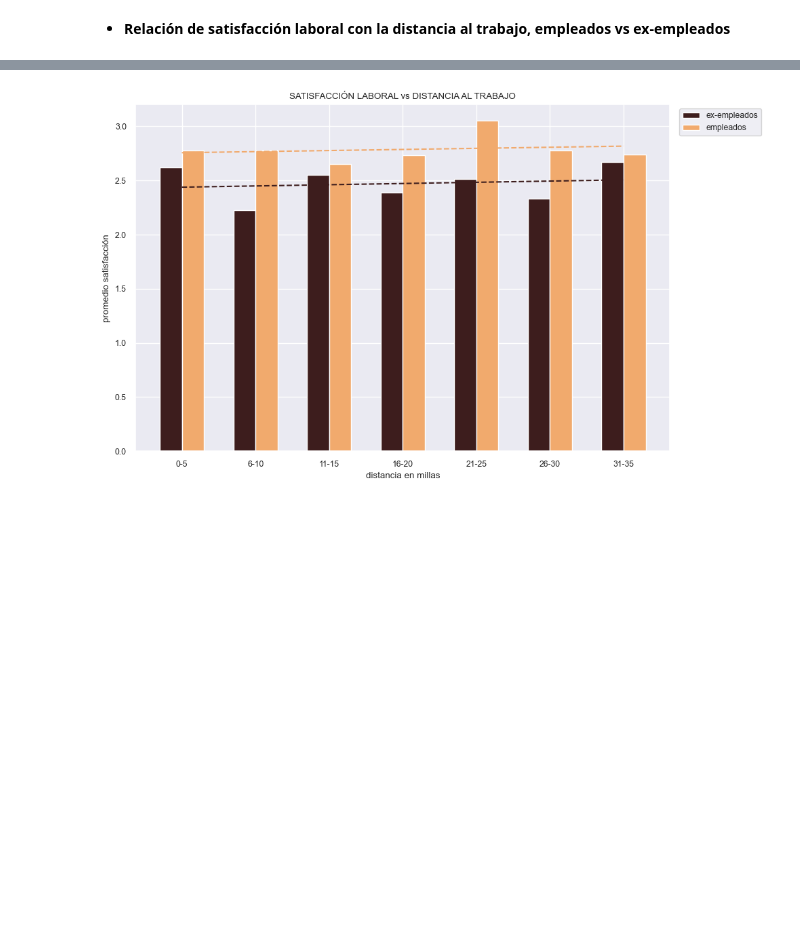
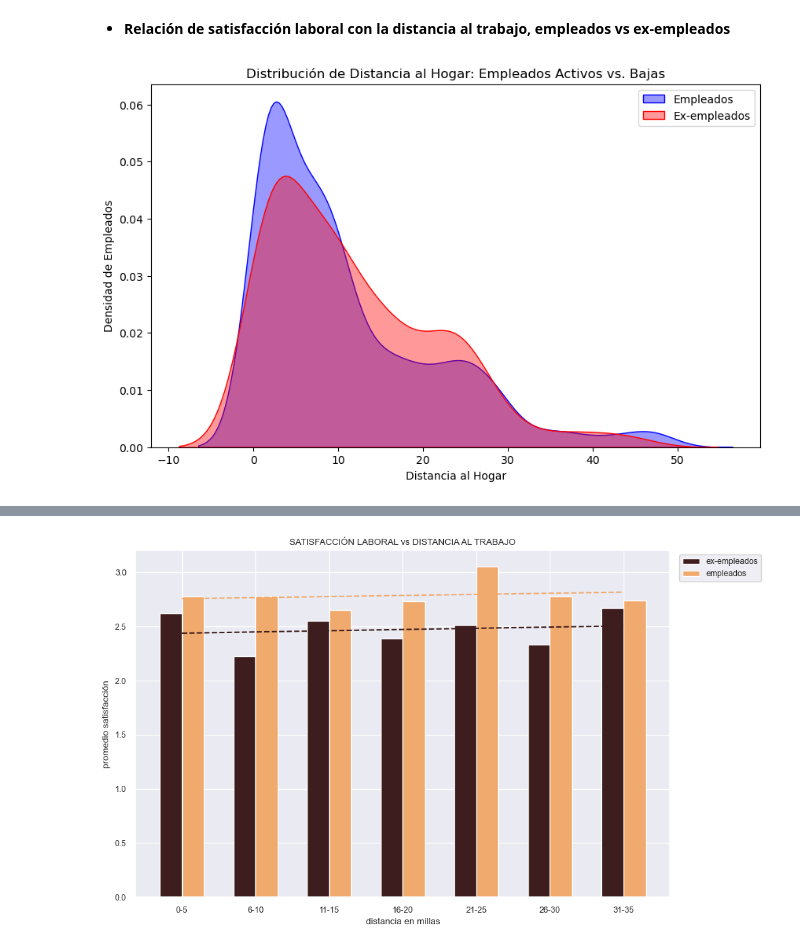
Before and after one commit to NIEVESPA/project-da-promo-60-modulo-3-team-3, a Jupyter notebook: FINAL/Fase_3_analisis_descriptivo.ipynb, the cells around one changed output, grey strips where cells are left out. Saved outputs shown, nothing was run; the diff lists cells and outputs as text; code cells hidden in the pictures; blank space fills up the shorter version.

```diff
--- a/FINAL/Fase_3_analisis_descriptivo.ipynb
+++ b/FINAL/Fase_3_analisis_descriptivo.ipynb
@@ -865,3 +884,17 @@ plt.show()
 ***
 # %% [markdown]
 - **Relación de satisfacción laboral con la distancia al trabajo, empleados vs ex-empleados**
+# %%
+plt.figure(figsize=(10, 6))
+
+# Usamos un KDE Plot para ver la distribución de la distancia
+sns.kdeplot(data=df[df['attrition'] == 'no'], x='distancefromhome', fill=True, label='Empleados', color='blue', alpha=0.4)
+sns.kdeplot(data=df[df['attrition'] == 'yes'], x='distancefromhome', fill=True, label='Ex-empleados', color='red', alpha=0.4)
+
+plt.title('Distribución de Distancia al Hogar: Empleados Activos vs. Bajas')
+plt.xlabel('Distancia al Hogar')
+plt.ylabel('Densidad de Empleados')
+plt.legend()
+plt.show()
+# %% [output]
+[figure, added]
```
Also changed, not shown: parts of 69 cells of this notebook.
